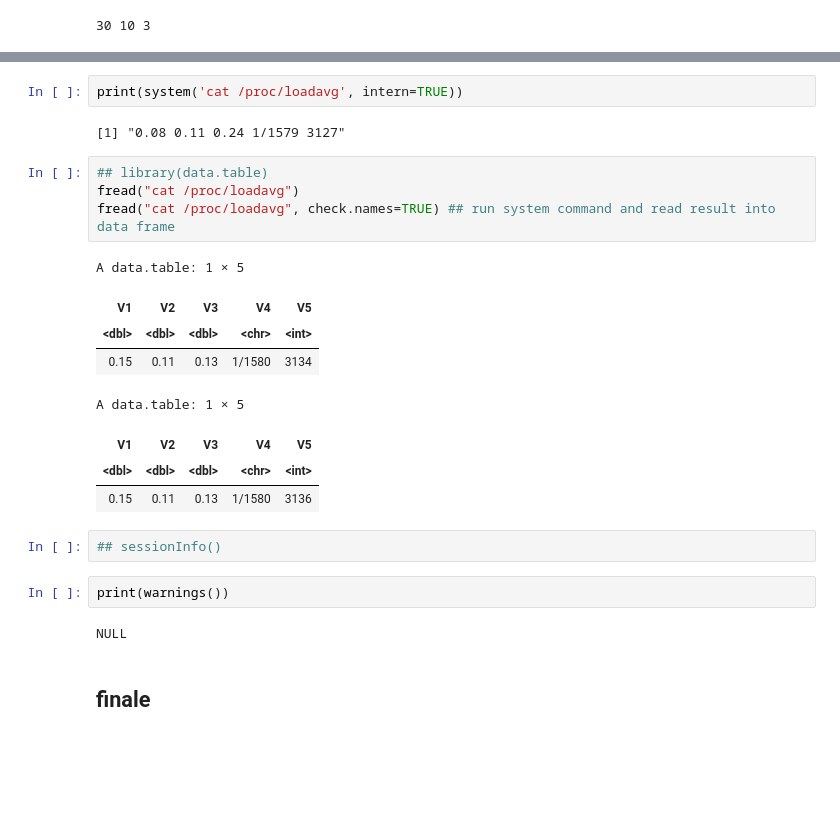
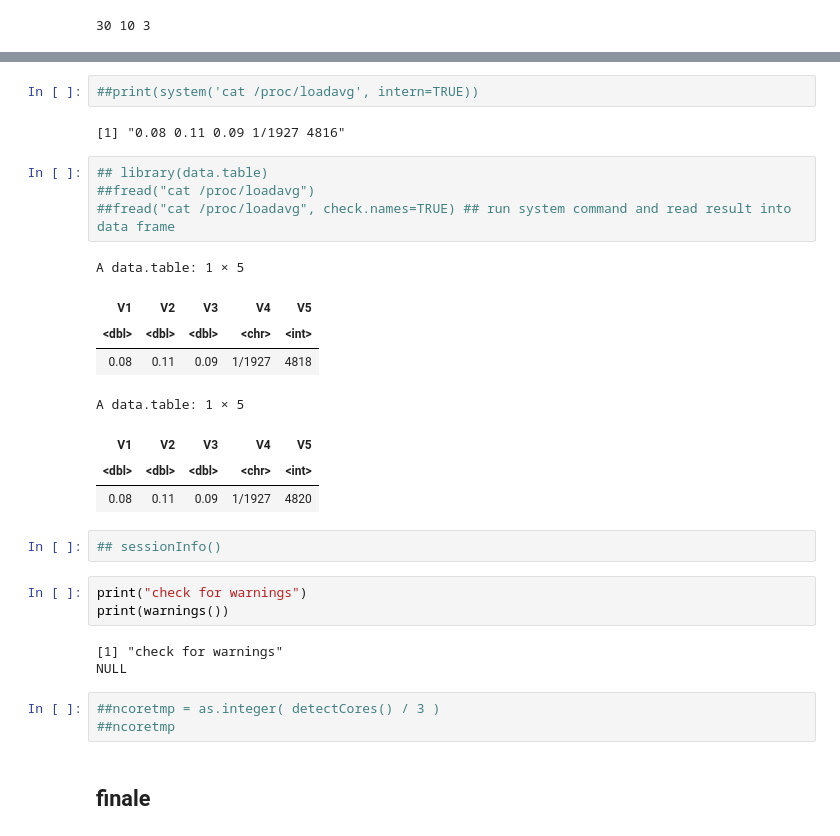
Before and after one commit to tin6150/DIOS_demonstration, a Jupyter notebook: code/jupyter_R_DIOS_demo_par.ipynb, the cells around one changed output, grey strips where cells are left out. Saved outputs shown, nothing was run; the diff lists cells and outputs as text; blank space fills up the shorter version.

```diff
--- a/code/jupyter_R_DIOS_demo_par.ipynb
+++ b/code/jupyter_R_DIOS_demo_par.ipynb
@@ -997,25 +1004,30 @@ print(system('uptime', intern=TRUE))
 # %%
-print(system('cat /proc/loadavg', intern=TRUE))
+##print(system('cat /proc/loadavg', intern=TRUE))
 # %% [output]
-[1] "0.08 0.11 0.24 1/1579 3127"
+[1] "0.08 0.11 0.09 1/1927 4816"
 # %%
 ## library(data.table)
-fread("cat /proc/loadavg")
-fread("cat /proc/loadavg", check.names=TRUE) ## run system command and read result into data frame
+##fread("cat /proc/loadavg")
+##fread("cat /proc/loadavg", check.names=TRUE) ## run system command and read result into data frame
 # %% [output]
 A data.table: 1 × 5
 | V1 | V2 | V3 | V4 | V5 |
 | <dbl> | <dbl> | <dbl> | <chr> | <int> |
-| 0.15 | 0.11 | 0.13 | 1/1580 | 3134 |
+| 0.08 | 0.11 | 0.09 | 1/1927 | 4818 |
 A data.table: 1 × 5
 | V1 | V2 | V3 | V4 | V5 |
 | <dbl> | <dbl> | <dbl> | <chr> | <int> |
-| 0.15 | 0.11 | 0.13 | 1/1580 | 3136 |
+| 0.08 | 0.11 | 0.09 | 1/1927 | 4820 |
 # %%
 ## sessionInfo()
 # %%
+print("check for warnings")
 print(warnings())
 # %% [output]
+[1] "check for warnings"
 NULL
+# %%
+##ncoretmp = as.integer( detectCores() / 3 )
+##ncoretmp
 # %% [markdown]
 ## finale
```
Also changed, not shown: parts of 4 cells of this notebook, 6 other files.
